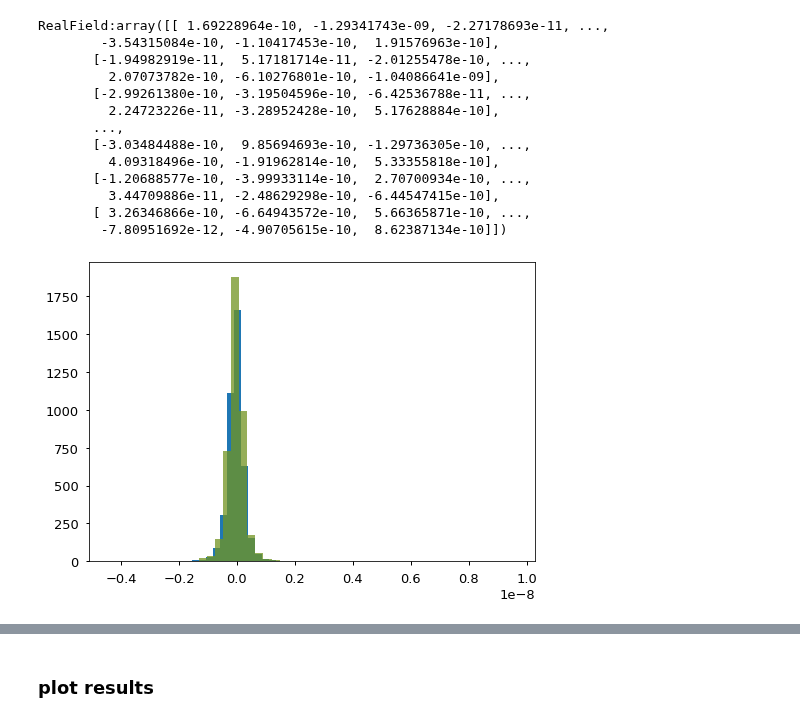
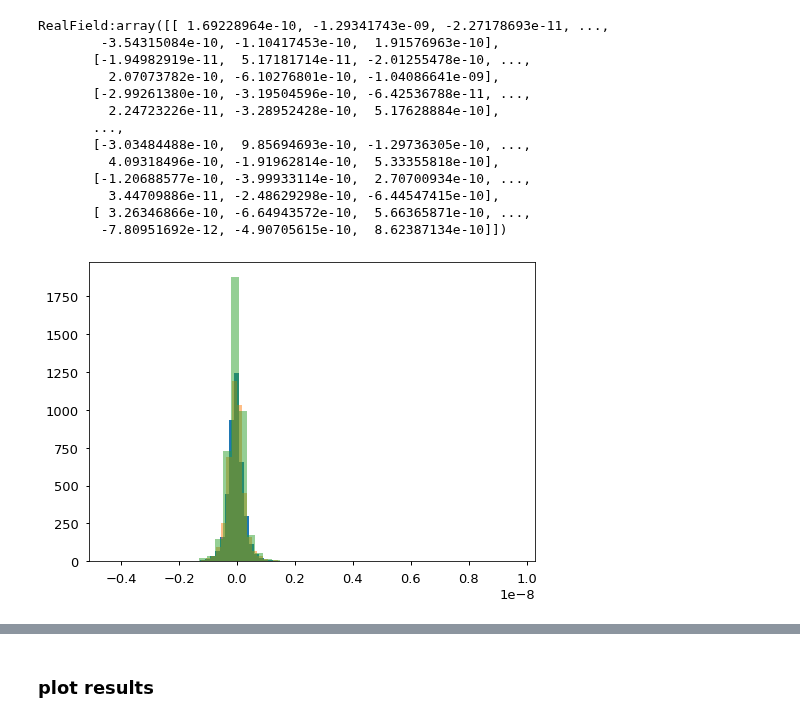
Before and after one commit to VMBoehm/MADLens, a Jupyter notebook: notebooks/PlotResults-publications.ipynb, the cells around one changed output, grey strips where cells are left out. Saved outputs shown, nothing was run; the diff lists cells and outputs as text; code cells hidden in the pictures.

```diff
--- a/notebooks/PlotResults-publications.ipynb
+++ b/notebooks/PlotResults-publications.ipynb
@@ -601,3 +597,9 @@ np.mean(map_orig-map_mod), np.std(map_orig-map_mod)
+# %%
+
+
+jvp = np.load('/global/cscratch1/sd/vboehm/MADLensOutputs/7d6971b/deriv_test_32_jvp0/maps/jvp_zsource10_map0_of1.npy')
+map_minus = np.load('/global/cscratch1/sd/vboehm/MADLensOutputs/7d6971b/deriv_test_32_minus0/maps/map_decon_zsource10_map0_of1.npy')
+map_plus = np.load('/global/cscratch1/sd/vboehm/MADLensOutputs/7d6971b/deriv_test_32_plus0/maps/map_decon_zsource10_map0_of1.npy')
 # %%
 plt.imshow(jvp.reshape(64,64))
 plt.colorbar()
@@ -632,10 +634,10 @@ RealField:array([[ 1.69228964e-10, -1.29341743e-09, -2.27178693e-11, ...,
        [ 3.26346866e-10, -6.64943572e-10,  5.66365871e-10, ...,
         -7.80951692e-12, -4.90705615e-10,  8.62387134e-10]])
 # %%
-_ = plt.hist((map_plus-map_minus).value.flatten(),bins=50)
+_ = plt.hist((map_plus-map_minus).flatten(),bins=50)
 _ = plt.hist(jvp.flatten(),bins=50, alpha=0.5)
-_ = plt.hist(jvp_32.flatten(),bins=50, alpha=0.5)
+#_ = plt.hist(jvp_32.flatten(),bins=50, alpha=0.5)
 # histograms agree
 # %% [output]
-[figure, old version]
+[figure, new version]
 # %%
```
Also changed, not shown: parts of 5 cells of this notebook, 2 other files.
